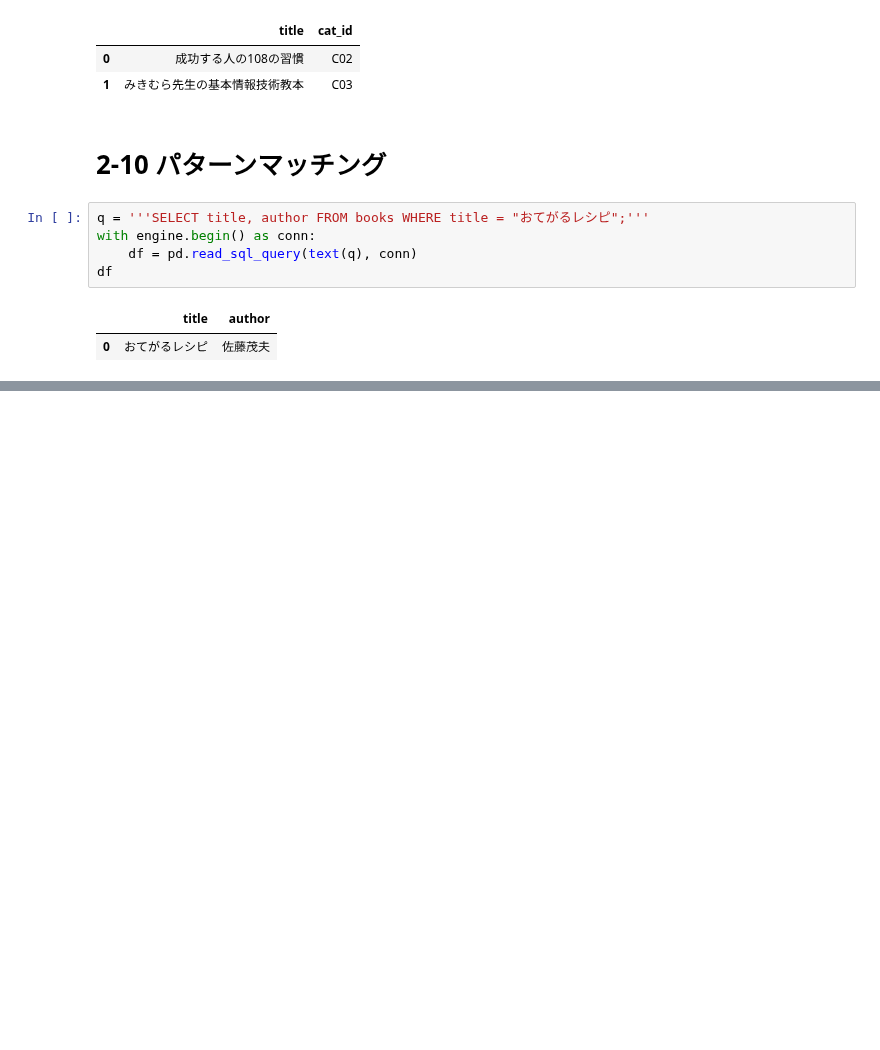
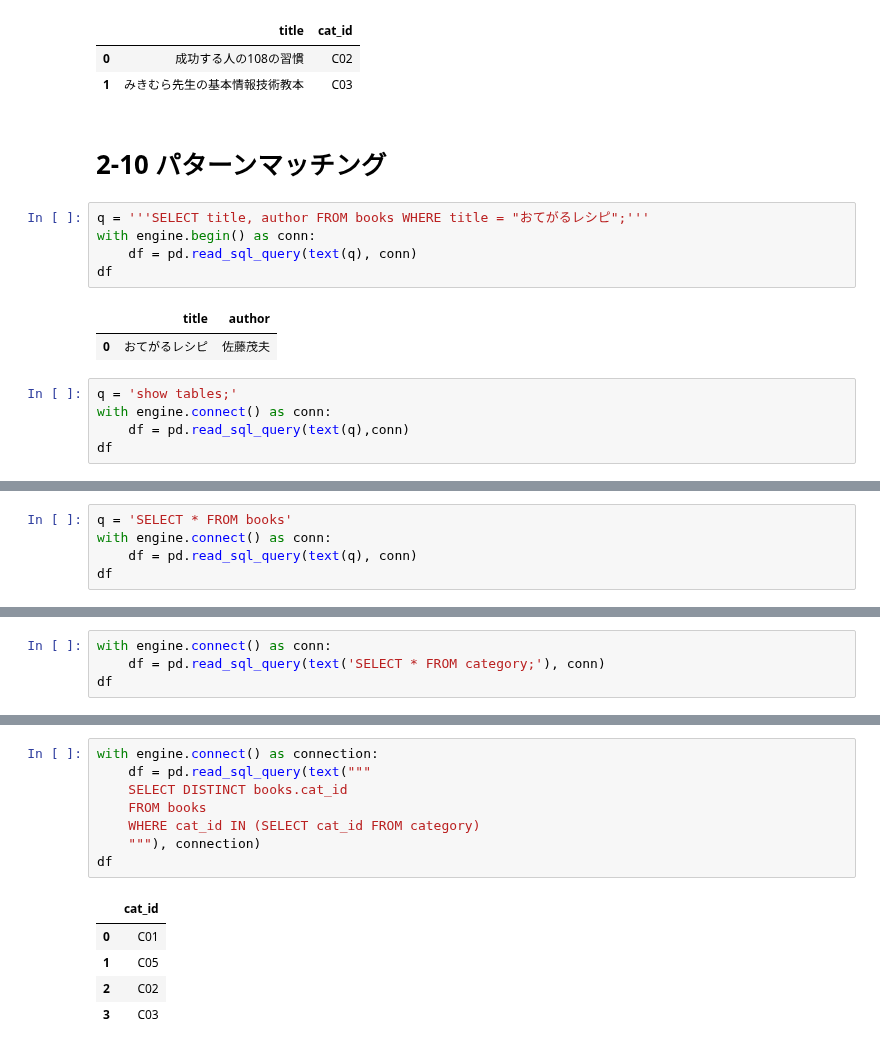
Before and after one commit to phonon-py/DatabaseSpecialistStudy, a Jupyter notebook: lesson_mysql.ipynb, the cells around one changed output, grey strips where cells are left out. Drawn from its saved outputs; the diff is of its cells as text; blank space fills up the shorter version.

```diff
--- a/lesson_mysql.ipynb
+++ b/lesson_mysql.ipynb
@@ -1155,3 +1155,8 @@ df
 # %% [output]
 |  | title | author |
 | 0 | おてがるレシピ | 佐藤茂夫 |
+# %%
+q = 'show tables;'
+with engine.connect() as conn:
+    df = pd.read_sql_query(text(q),conn)
+df
@@ -1157,0 +1175,5 @@ df
+# %%
+q = 'SELECT * FROM books'
+with engine.connect() as conn:
+    df = pd.read_sql_query(text(q), conn)
+df
@@ -1157,0 +1192,4 @@ df
+# %%
+with engine.connect() as conn:
+    df = pd.read_sql_query(text('SELECT * FROM category;'), conn)
+df
@@ -1157,0 +1203,14 @@ df
+# %%
+with engine.connect() as connection:
+    df = pd.read_sql_query(text("""
+    SELECT DISTINCT books.cat_id
+    FROM books
+    WHERE cat_id IN (SELECT cat_id FROM category)
+    """), connection)
+df
+# %% [output]
+|  | cat_id |
+| 0 | C01 |
+| 1 | C05 |
+| 2 | C02 |
+| 3 | C03 |
```
Also changed, not shown: parts of 8 cells of this notebook, 1 other file.
